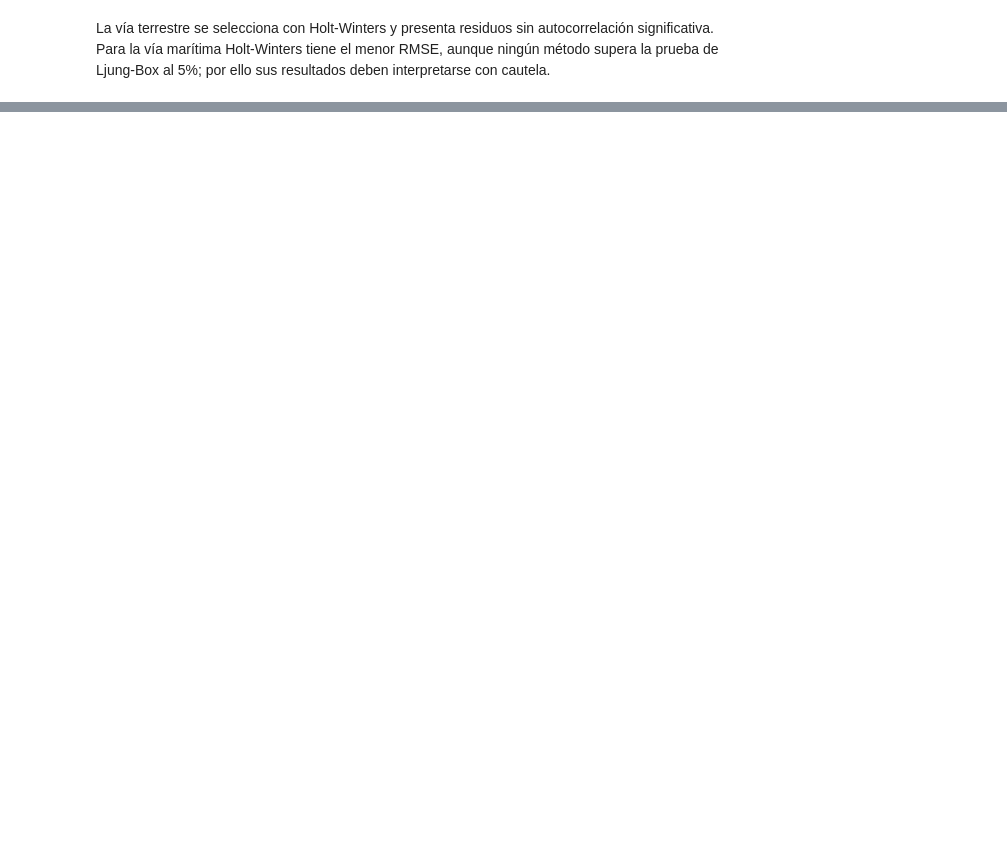
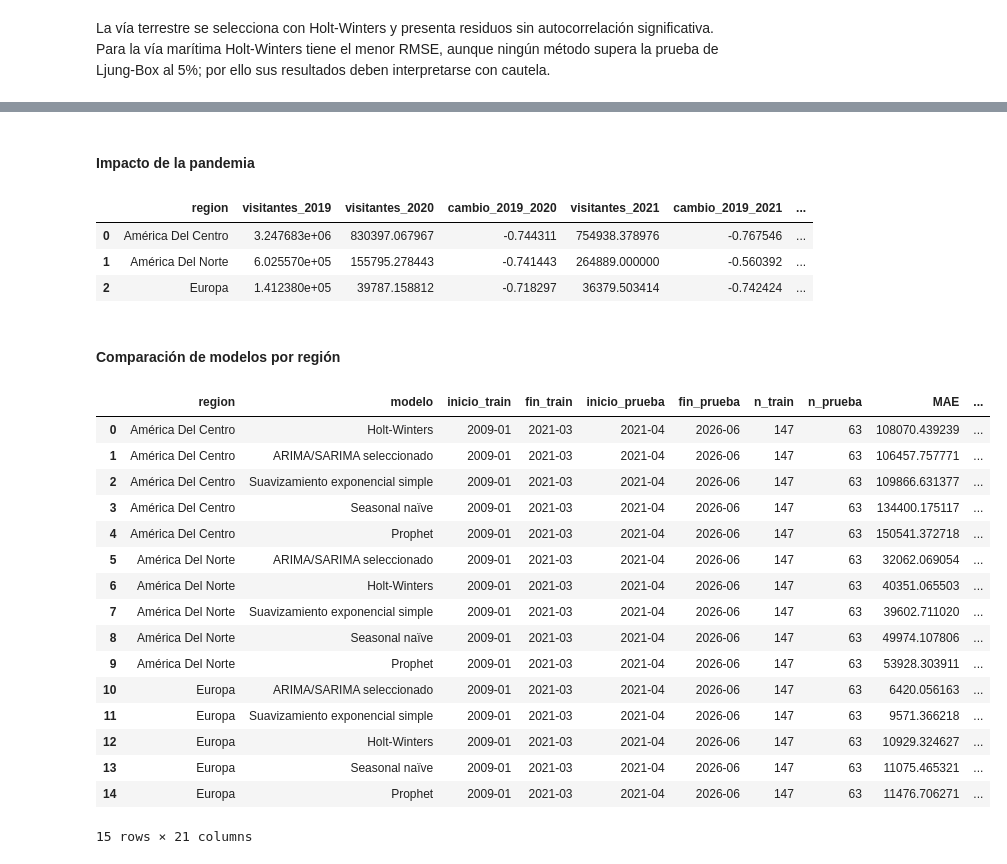
Before and after one commit to jcdiegolopez/DS-LAB01, a Jupyter notebook: laboratorio_1_series_de_tiempo.ipynb, the cells around one changed output, grey strips where cells are left out. Saved outputs shown, nothing was run; the diff lists cells and outputs as text; code cells hidden in the pictures; blank space fills up the shorter version.

```diff
--- a/laboratorio_1_series_de_tiempo.ipynb
+++ b/laboratorio_1_series_de_tiempo.ipynb
@@ -1894,0 +1942,80 @@ La vía terrestre se selecciona con Holt-Winters y presenta residuos sin autocor
+# %%
+OUT = OUT_BASE / "regiones"
+FIG = OUT / "figuras"
+OUT.mkdir(parents=True, exist_ok=True)
+FIG.mkdir(parents=True, exist_ok=True)
+
+resumen_regiones, adf_regiones, d_regiones = _diagnostico_series(
+    series_regiones_comparables
+)
+impacto_regiones = _impacto_pandemia(series_regiones_comparables)
+(
+    modelos_regiones,
+    arimas_regiones,
+    predicciones_regiones,
+    residuos_regiones,
+) = _evaluar_modelos(series_regiones_comparables, d_regiones)
+componentes_regiones = _fuerza_componentes(series_regiones_comparables)
+informe_regiones = _informe(
+    datos_regiones,
+    top3_regiones,
+    resumen_regiones,
+    adf_regiones,
+    impacto_regiones,
+    modelos_regiones,
+    componentes_regiones,
+)
+_validar(
+    top3_regiones,
+    series_regiones_comparables,
+    modelos_regiones,
+    predicciones_regiones,
+)
+
+resultados_regiones = {
+    "top3": top3_regiones,
+    "series_todas": series_regiones_todas,
+    "series_comparables": series_regiones_comparables,
+    "ranking_paises": ranking_paises_regiones,
+    "tipo_anual": composicion_tipo_viajero,
+    "resumen": resumen_regiones,
+    "estacionariedad": adf_regiones,
+    "impacto_pandemia": impacto_regiones,
+    "modelos": modelos_regiones,
+    "candidatos_arima": arimas_regiones,
+    "predicciones": predicciones_regiones,
+    "residuos": residuos_regiones,
+    "componentes": componentes_regiones,
+    "informe": informe_regiones,
+}
+
+display(Markdown("#### Impacto de la pandemia"))
+display(impacto_regiones)
+display(Markdown("#### Comparación de modelos por región"))
+display(
+    modelos_regiones.sort_values(["region", "RMSE"]).reset_index(drop=True)
+)
+# %% [output]
+#### Impacto de la pandemia
+|  | region | visitantes_2019 | visitantes_2020 | cambio_2019_2020 | visitantes_2021 | cambio_2019_2021 | ... |
+| 0 | América Del Centro | 3.247683e+06 | 830397.067967 | -0.744311 | 754938.378976 | -0.767546 | ... |
+| 1 | América Del Norte | 6.025570e+05 | 155795.278443 | -0.741443 | 264889.000000 | -0.560392 | ... |
+| 2 | Europa | 1.412380e+05 | 39787.158812 | -0.718297 | 36379.503414 | -0.742424 | ... |
+#### Comparación de modelos por región
+|  | region | modelo | inicio_train | fin_train | inicio_prueba | fin_prueba | n_train | n_prueba | MAE | ... |
+| 0 | América Del Centro | Holt-Winters | 2009-01 | 2021-03 | 2021-04 | 2026-06 | 147 | 63 | 108070.439239 | ... |
+| 1 | América Del Centro | ARIMA/SARIMA seleccionado | 2009-01 | 2021-03 | 2021-04 | 2026-06 | 147 | 63 | 106457.757771 | ... |
+| 2 | América Del Centro | Suavizamiento exponencial simple | 2009-01 | 2021-03 | 2021-04 | 2026-06 | 147 | 63 | 109866.631377 | ... |
+| 3 | América Del Centro | Seasonal naïve | 2009-01 | 2021-03 | 2021-04 | 2026-06 | 147 | 63 | 134400.175117 | ... |
+| 4 | América Del Centro | Prophet | 2009-01 | 2021-03 | 2021-04 | 2026-06 | 147 | 63 | 150541.372718 | ... |
+| 5 | América Del Norte | ARIMA/SARIMA seleccionado | 2009-01 | 2021-03 | 2021-04 | 2026-06 | 147 | 63 | 32062.069054 | ... |
+| 6 | América Del Norte | Holt-Winters | 2009-01 | 2021-03 | 2021-04 | 2026-06 | 147 | 63 | 40351.065503 | ... |
+| 7 | América Del Norte | Suavizamiento exponencial simple | 2009-01 | 2021-03 | 2021-04 | 2026-06 | 147 | 63 | 39602.711020 | ... |
+| 8 | América Del Norte | Seasonal naïve | 2009-01 | 2021-03 | 2021-04 | 2026-06 | 147 | 63 | 49974.107806 | ... |
+| 9 | América Del Norte | Prophet | 2009-01 | 2021-03 | 2021-04 | 2026-06 | 147 | 63 | 53928.303911 | ... |
+| 10 | Europa | ARIMA/SARIMA seleccionado | 2009-01 | 2021-03 | 2021-04 | 2026-06 | 147 | 63 | 6420.056163 | ... |
+| 11 | Europa | Suavizamiento exponencial simple | 2009-01 | 2021-03 | 2021-04 | 2026-06 | 147 | 63 | 9571.366218 | ... |
+| 12 | Europa | Holt-Winters | 2009-01 | 2021-03 | 2021-04 | 2026-06 | 147 | 63 | 10929.324627 | ... |
+| 13 | Europa | Seasonal naïve | 2009-01 | 2021-03 | 2021-04 | 2026-06 | 147 | 63 | 11075.465321 | ... |
+| 14 | Europa | Prophet | 2009-01 | 2021-03 | 2021-04 | 2026-06 | 147 | 63 | 11476.706271 | ... |
+15 rows × 21 columns
```
Also changed, not shown: parts of 50 cells of this notebook, 4 other files.
